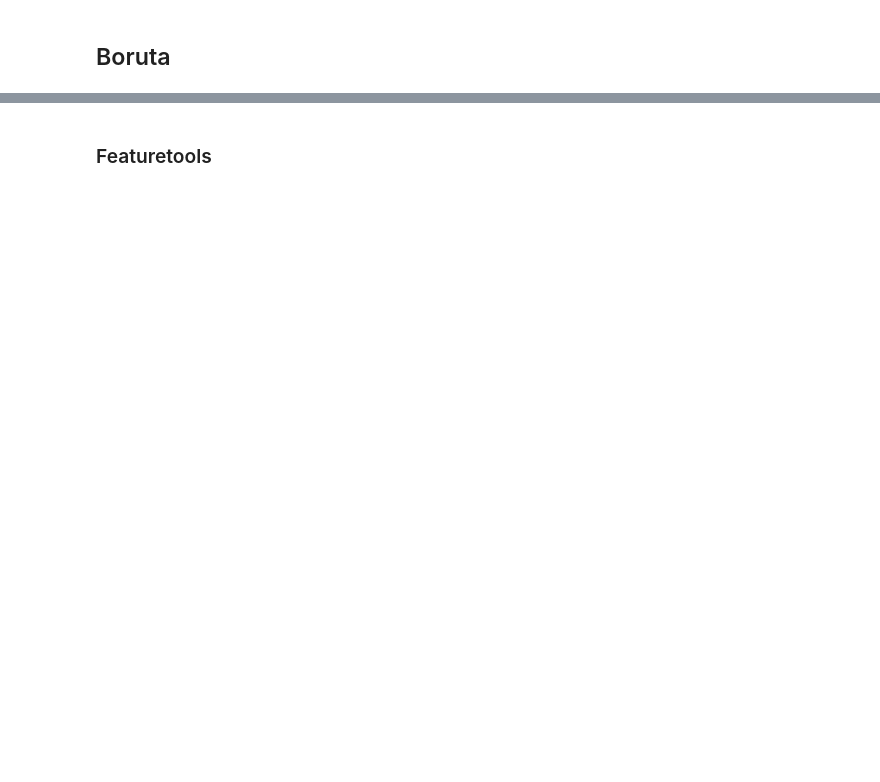
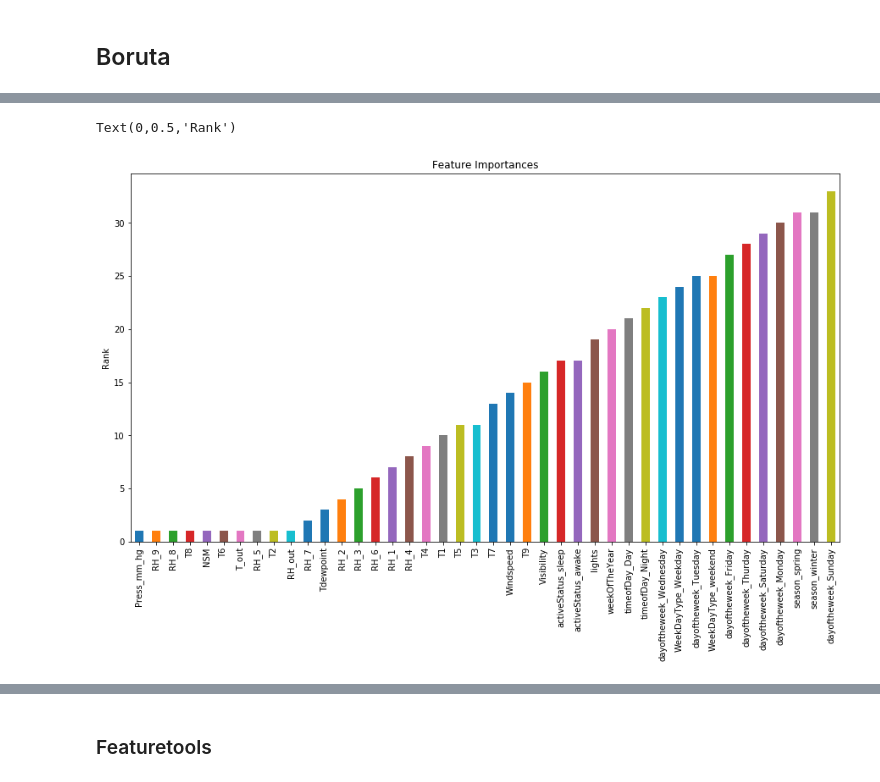
Before and after one commit to aahana-khajanchi/AdavancedDataScience-1, a Jupyter notebook: Assignment2/Part 5 - Feature Selection/Feature Selection.ipynb, the cells around one changed output, grey strips where cells are left out. Saved outputs shown, nothing was run; the diff lists cells and outputs as text; code cells hidden in the pictures; blank space fills up the shorter version.

```diff
--- a/Assignment2/Part 5 - Feature Selection/Feature Selection.ipynb
+++ b/Assignment2/Part 5 - Feature Selection/Feature Selection.ipynb
@@ -394,2 +346,9 @@ Rejected:       31
+# %%
+feat_imp = pd.Series(feat_selector.ranking_,X_train.columns).sort_values(ascending=True)
+feat_imp.plot(kind='bar', title='Feature Importances',figsize = (15,8))
+plt.ylabel('Rank')
+# %% [output]
+Text(0,0.5,'Rank')
+[figure, added]
 # %%
 feat_selector.ranking_
```
Also changed, not shown: parts of 31 cells of this notebook, 16 other files.
